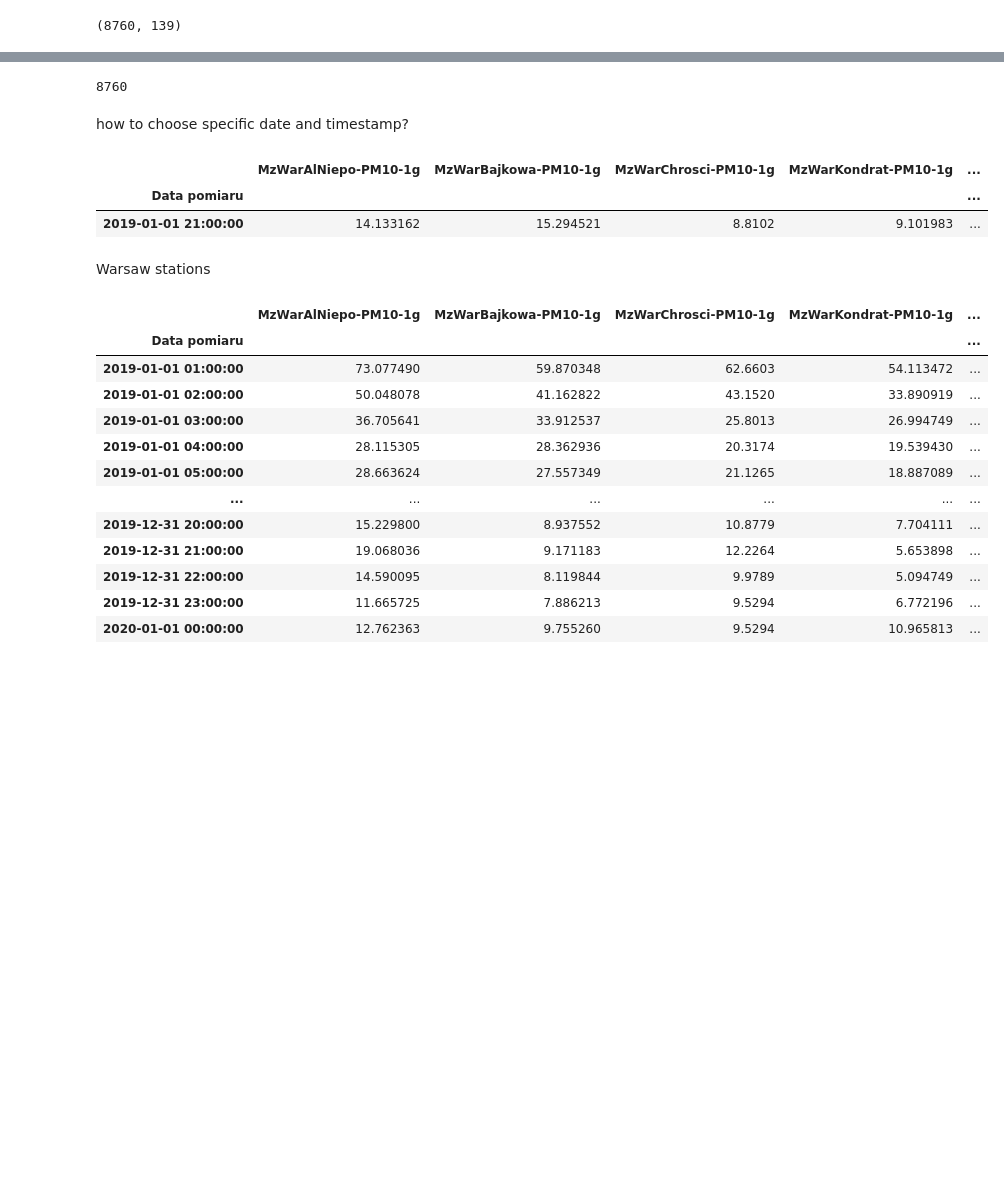
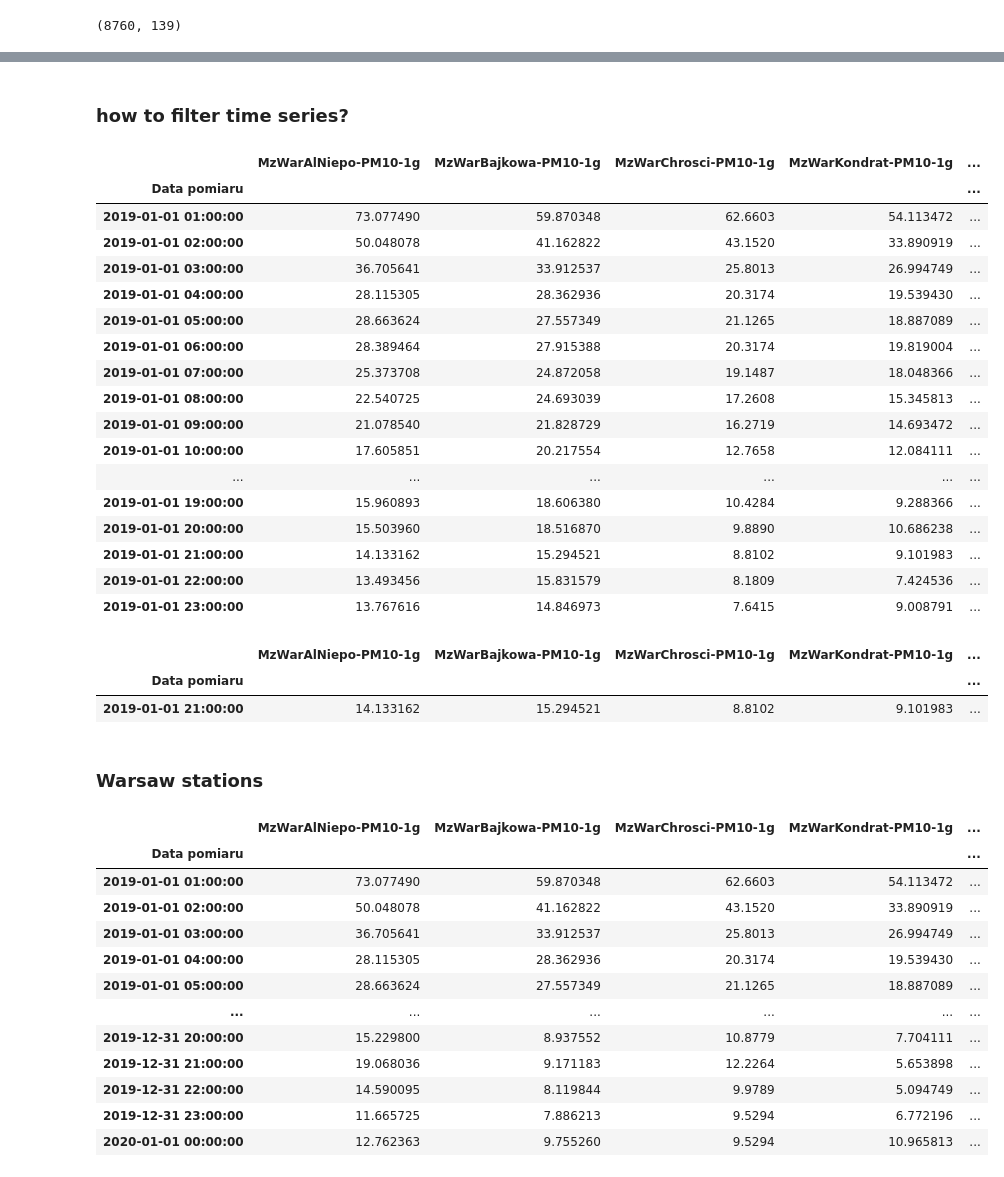
Before and after one commit to bgadzicki/MLWF_backend, a Jupyter notebook: notebooks/eda.ipynb, the cells around one changed output, grey strips where cells are left out. Saved outputs shown, nothing was run; the diff lists cells and outputs as text; code cells hidden in the pictures; blank space fills up the shorter version.

```diff
--- a/notebooks/eda.ipynb
+++ b/notebooks/eda.ipynb
@@ -51,11 +55,28 @@ pm10_2019.shape
 # %%
 pm10_2019.index.name ='Data pomiaru'
-# %%
-24*365
-# %% [output]
-8760
 # %%
 pm10_2019 = pm10_2019.asfreq('H')
-# %% [markdown]
-how to choose specific date and timestamp?
+# %% [markdown]
+### how to filter time series?
+# %%
+pm10_2019['2019-01-01']
+# %% [output]
+|  | MzWarAlNiepo-PM10-1g | MzWarBajkowa-PM10-1g | MzWarChrosci-PM10-1g | MzWarKondrat-PM10-1g | ... |
+| Data pomiaru |  |  |  |  | ... |
+| 2019-01-01 01:00:00 | 73.077490 | 59.870348 | 62.6603 | 54.113472 | ... |
+| 2019-01-01 02:00:00 | 50.048078 | 41.162822 | 43.1520 | 33.890919 | ... |
+| 2019-01-01 03:00:00 | 36.705641 | 33.912537 | 25.8013 | 26.994749 | ... |
+| 2019-01-01 04:00:00 | 28.115305 | 28.362936 | 20.3174 | 19.539430 | ... |
+| 2019-01-01 05:00:00 | 28.663624 | 27.557349 | 21.1265 | 18.887089 | ... |
+| 2019-01-01 06:00:00 | 28.389464 | 27.915388 | 20.3174 | 19.819004 | ... |
+| 2019-01-01 07:00:00 | 25.373708 | 24.872058 | 19.1487 | 18.048366 | ... |
+| 2019-01-01 08:00:00 | 22.540725 | 24.693039 | 17.2608 | 15.345813 | ... |
+| 2019-01-01 09:00:00 | 21.078540 | 21.828729 | 16.2719 | 14.693472 | ... |
+| 2019-01-01 10:00:00 | 17.605851 | 20.217554 | 12.7658 | 12.084111 | ... |
+| ... | ... | ... | ... | ... | ... |
+| 2019-01-01 19:00:00 | 15.960893 | 18.606380 | 10.4284 | 9.288366 | ... |
+| 2019-01-01 20:00:00 | 15.503960 | 18.516870 | 9.8890 | 10.686238 | ... |
+| 2019-01-01 21:00:00 | 14.133162 | 15.294521 | 8.8102 | 9.101983 | ... |
+| 2019-01-01 22:00:00 | 13.493456 | 15.831579 | 8.1809 | 7.424536 | ... |
+| 2019-01-01 23:00:00 | 13.767616 | 14.846973 | 7.6415 | 9.008791 | ... |
 # %%
@@ -64,8 +85,8 @@ pm10_2019.iloc[pd.to_datetime(pm10_2019.index) == '2019-01-01 21:00:00'] # only
 |  | MzWarAlNiepo-PM10-1g | MzWarBajkowa-PM10-1g | MzWarChrosci-PM10-1g | MzWarKondrat-PM10-1g | ... |
 | Data pomiaru |  |  |  |  | ... |
 | 2019-01-01 21:00:00 | 14.133162 | 15.294521 | 8.8102 | 9.101983 | ... |
-# %% [markdown]
-Warsaw stations
+# %% [markdown]
+### Warsaw stations
 # %%
 index_mz_2019 = pm10_2019.columns.str.count('MzWar') > 0 # only stations in Warsaw
 # %%
```
Also changed, not shown: parts of 12 cells of this notebook.
